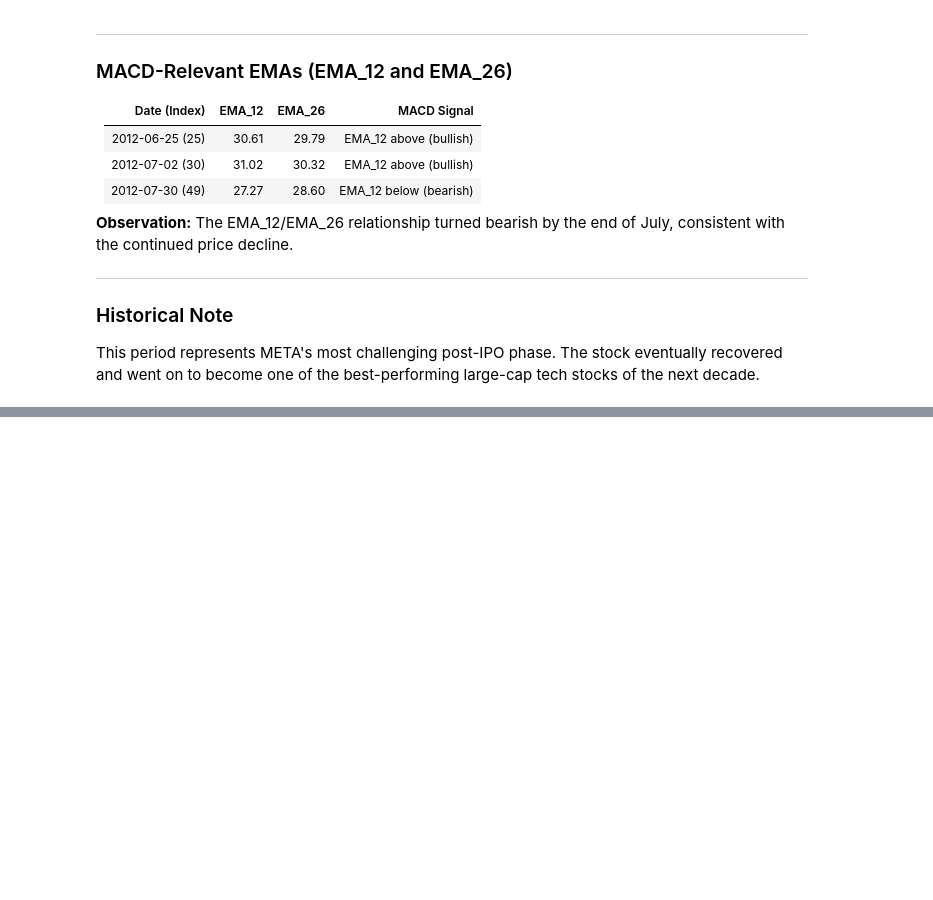
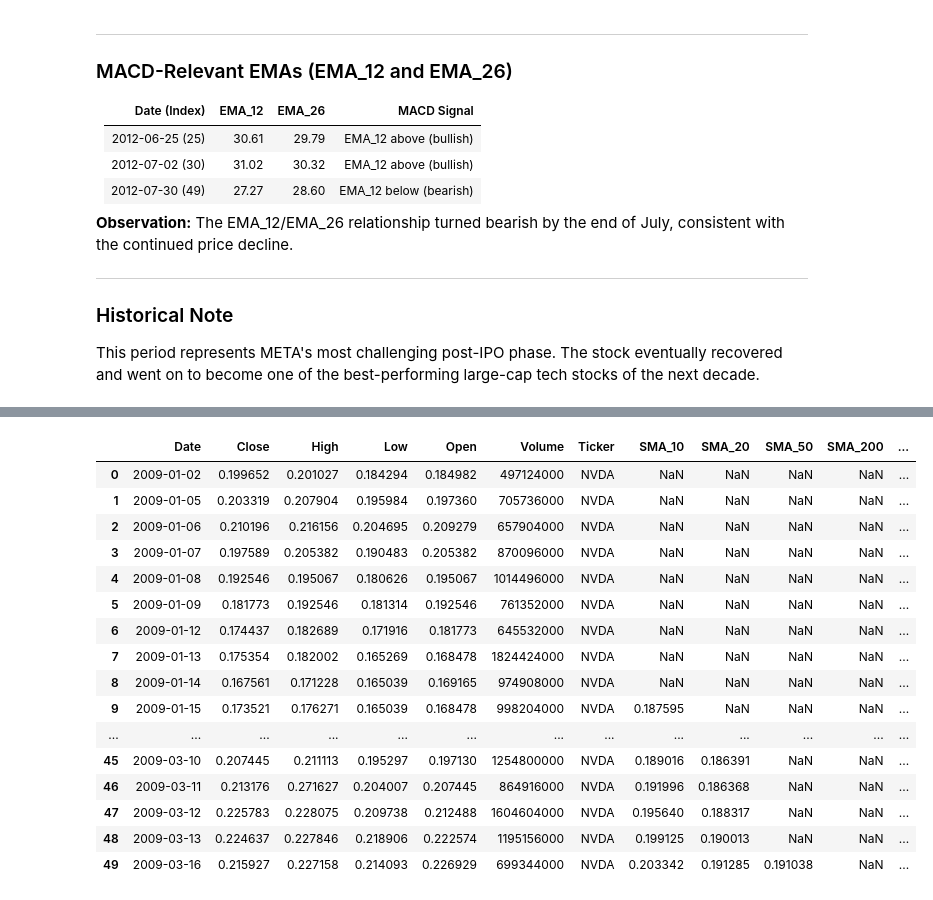
Before and after one commit to hawi088/News-Sentiment, a Jupyter notebook: notebooks/task2_eda.ipynb, the cells around one changed output, grey strips where cells are left out. Cells and saved outputs as stored; diff of their text form; code cells hidden in the pictures; blank space fills up the shorter version.

Commit message:
feat:calculated Moving average(MA) , SMA and EMA for NVDA

```diff
--- a/notebooks/task2_eda.ipynb
+++ b/notebooks/task2_eda.ipynb
@@ -1187,3 +1187,8 @@ META's post-IPO period was characterized by **strong bearish momentum** with all
 ### Historical Note
 
 This period represents META's most challenging post-IPO phase. The stock eventually recovered and went on to become one of the best-performing large-cap tech stocks of the next decade.
+# %%
+nvda=df_all_stocks[df_all_stocks['Ticker']=='NVDA'].copy()
+nvda.head()
+nvda=nvda.sort_values('Date').reset_index(drop=True)
+nvda.head()
@@ -1189,0 +1202,12 @@ This period represents META's most challenging post-IPO phase. The stock eventua
+# %%
+close_prices_nvda=nvda['Close'].values
+low_prices_nvda=nvda['Low'].values
+open_prices_nvda=nvda['Open'].values
+high_prices_nvda=nvda['High'].values
+volumes_nvda=nvda['Volume'].values
+# %%
+nvda['SMA_10']=nvda['Close'].rolling(window=10).mean()
+nvda['SMA_20']=nvda['Close'].rolling(window=20).mean()
+nvda['SMA_50']=nvda['Close'].rolling(window=50).mean()
+nvda['SMA_200']=nvda['Close'].rolling(window=200).mean()
+nvda.head(200)
@@ -1189,0 +1323,25 @@ This period represents META's most challenging post-IPO phase. The stock eventua
+# %%
+nvda['EMA_9']=talib.EMA(close_prices_nvda,timeperiod=9)
+nvda['EMA_12']=talib.EMA(close_prices_nvda,timeperiod=12)
+nvda['EMA_20']=talib.EMA(close_prices_nvda,timeperiod=20)
+nvda['EMA_26']=talib.EMA(close_prices_nvda,timeperiod=26)
+nvda['EMA_50']=talib.EMA(close_prices_nvda,timeperiod=50)
+nvda.head(50)
+# %% [output]
+|  | Date | Close | High | Low | Open | Volume | Ticker | SMA_10 | SMA_20 | SMA_50 | SMA_200 | ... |
+| 0 | 2009-01-02 | 0.199652 | 0.201027 | 0.184294 | 0.184982 | 497124000 | NVDA | NaN | NaN | NaN | NaN | ... |
+| 1 | 2009-01-05 | 0.203319 | 0.207904 | 0.195984 | 0.197360 | 705736000 | NVDA | NaN | NaN | NaN | NaN | ... |
+| 2 | 2009-01-06 | 0.210196 | 0.216156 | 0.204695 | 0.209279 | 657904000 | NVDA | NaN | NaN | NaN | NaN | ... |
+| 3 | 2009-01-07 | 0.197589 | 0.205382 | 0.190483 | 0.205382 | 870096000 | NVDA | NaN | NaN | NaN | NaN | ... |
+| 4 | 2009-01-08 | 0.192546 | 0.195067 | 0.180626 | 0.195067 | 1014496000 | NVDA | NaN | NaN | NaN | NaN | ... |
+| 5 | 2009-01-09 | 0.181773 | 0.192546 | 0.181314 | 0.192546 | 761352000 | NVDA | NaN | NaN | NaN | NaN | ... |
+| 6 | 2009-01-12 | 0.174437 | 0.182689 | 0.171916 | 0.181773 | 645532000 | NVDA | NaN | NaN | NaN | NaN | ... |
+| 7 | 2009-01-13 | 0.175354 | 0.182002 | 0.165269 | 0.168478 | 1824424000 | NVDA | NaN | NaN | NaN | NaN | ... |
+| 8 | 2009-01-14 | 0.167561 | 0.171228 | 0.165039 | 0.169165 | 974908000 | NVDA | NaN | NaN | NaN | NaN | ... |
+| 9 | 2009-01-15 | 0.173521 | 0.176271 | 0.165039 | 0.168478 | 998204000 | NVDA | 0.187595 | NaN | NaN | NaN | ... |
+| ... | ... | ... | ... | ... | ... | ... | ... | ... | ... | ... | ... | ... |
+| 45 | 2009-03-10 | 0.207445 | 0.211113 | 0.195297 | 0.197130 | 1254800000 | NVDA | 0.189016 | 0.186391 | NaN | NaN | ... |
+| 46 | 2009-03-11 | 0.213176 | 0.271627 | 0.204007 | 0.207445 | 864916000 | NVDA | 0.191996 | 0.186368 | NaN | NaN | ... |
+| 47 | 2009-03-12 | 0.225783 | 0.228075 | 0.209738 | 0.212488 | 1604604000 | NVDA | 0.195640 | 0.188317 | NaN | NaN | ... |
+| 48 | 2009-03-13 | 0.224637 | 0.227846 | 0.218906 | 0.222574 | 1195156000 | NVDA | 0.199125 | 0.190013 | NaN | NaN | ... |
+| 49 | 2009-03-16 | 0.215927 | 0.227158 | 0.214093 | 0.226929 | 699344000 | NVDA | 0.203342 | 0.191285 | 0.191038 | NaN | ... |
```
Also changed, not shown: parts of 4 cells of this notebook.
